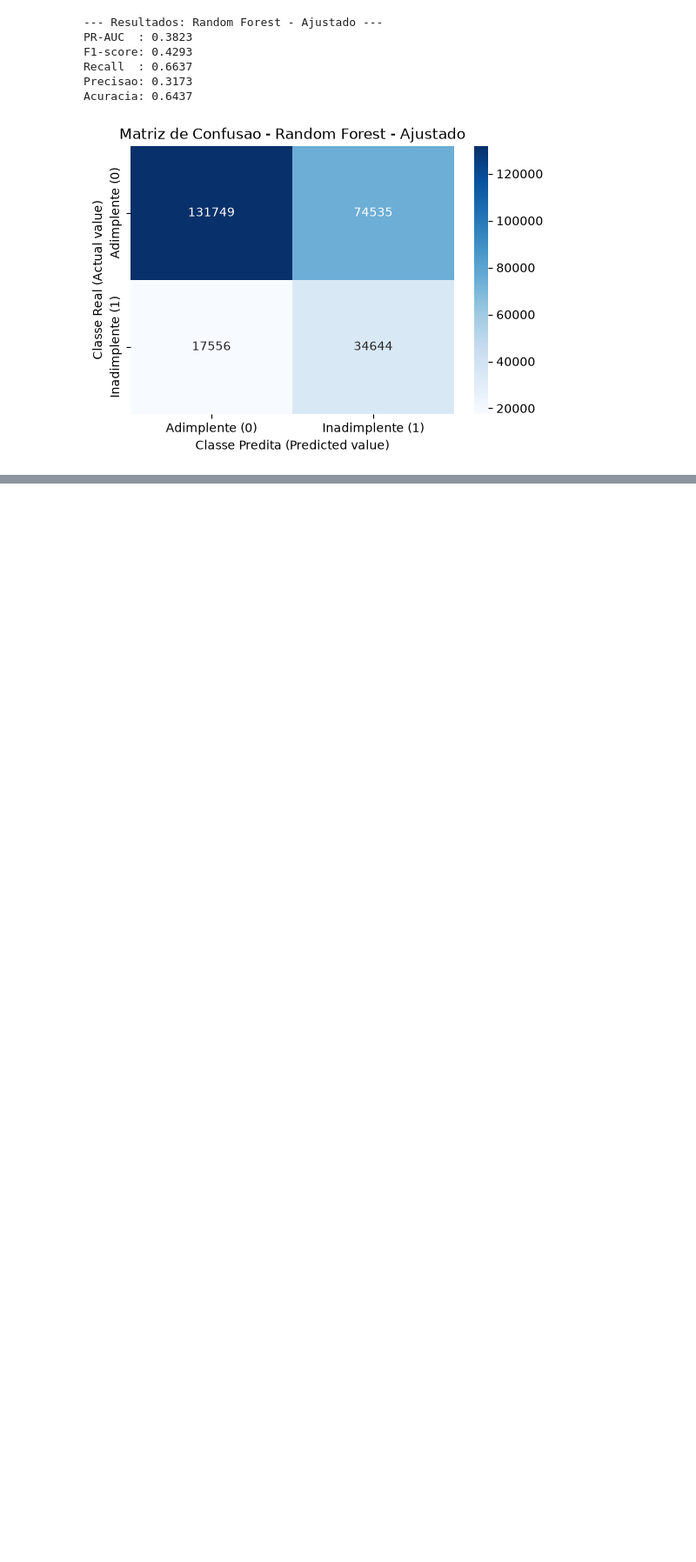
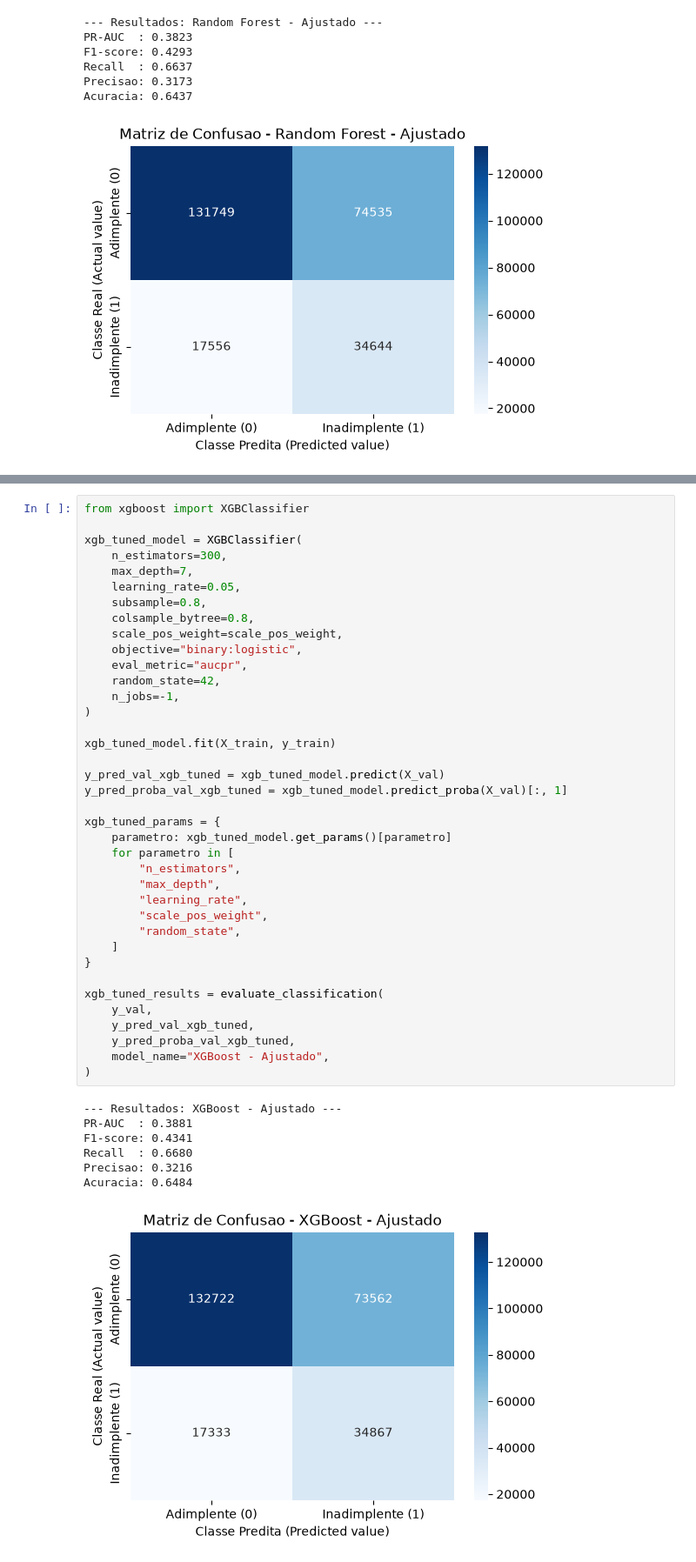
Before and after one commit to Heimrath/TCC-Inadimplencia-de-Credito, a Jupyter notebook: 03_Modelagem.ipynb, the cells around one changed output, grey strips where cells are left out. Shown at 87% size. Drawn from its saved outputs; the diff is of its cells as text; blank space fills up the shorter version.

```diff
--- a/03_Modelagem.ipynb
+++ b/03_Modelagem.ipynb
@@ -276,3 +402,49 @@ Acuracia: 0.6437
+# %%
+from xgboost import XGBClassifier
+
+xgb_tuned_model = XGBClassifier(
+    n_estimators=300,
+    max_depth=7,
+    learning_rate=0.05,
+    subsample=0.8,
+    colsample_bytree=0.8,
+    scale_pos_weight=scale_pos_weight,
+    objective="binary:logistic",
+    eval_metric="aucpr",
+    random_state=42,
+    n_jobs=-1,
+)
+
+xgb_tuned_model.fit(X_train, y_train)
+
+y_pred_val_xgb_tuned = xgb_tuned_model.predict(X_val)
+y_pred_proba_val_xgb_tuned = xgb_tuned_model.predict_proba(X_val)[:, 1]
+
+xgb_tuned_params = {
+    parametro: xgb_tuned_model.get_params()[parametro]
+    for parametro in [
+        "n_estimators",
+        "max_depth",
+        "learning_rate",
+        "scale_pos_weight",
+        "random_state",
+    ]
+}
+
+xgb_tuned_results = evaluate_classification(
+    y_val,
+    y_pred_val_xgb_tuned,
+    y_pred_proba_val_xgb_tuned,
+    model_name="XGBoost - Ajustado",
+)
+# %% [output]
+--- Resultados: XGBoost - Ajustado ---
+PR-AUC  : 0.3881
+F1-score: 0.4341
+Recall  : 0.6680
+Precisao: 0.3216
+Acuracia: 0.6484
+[figure, added]
 # %% [markdown]
 ## 5. Registro e Comparação dos Modelos
 
```
Also changed, not shown: parts of 9 cells of this notebook, 1 other file.
